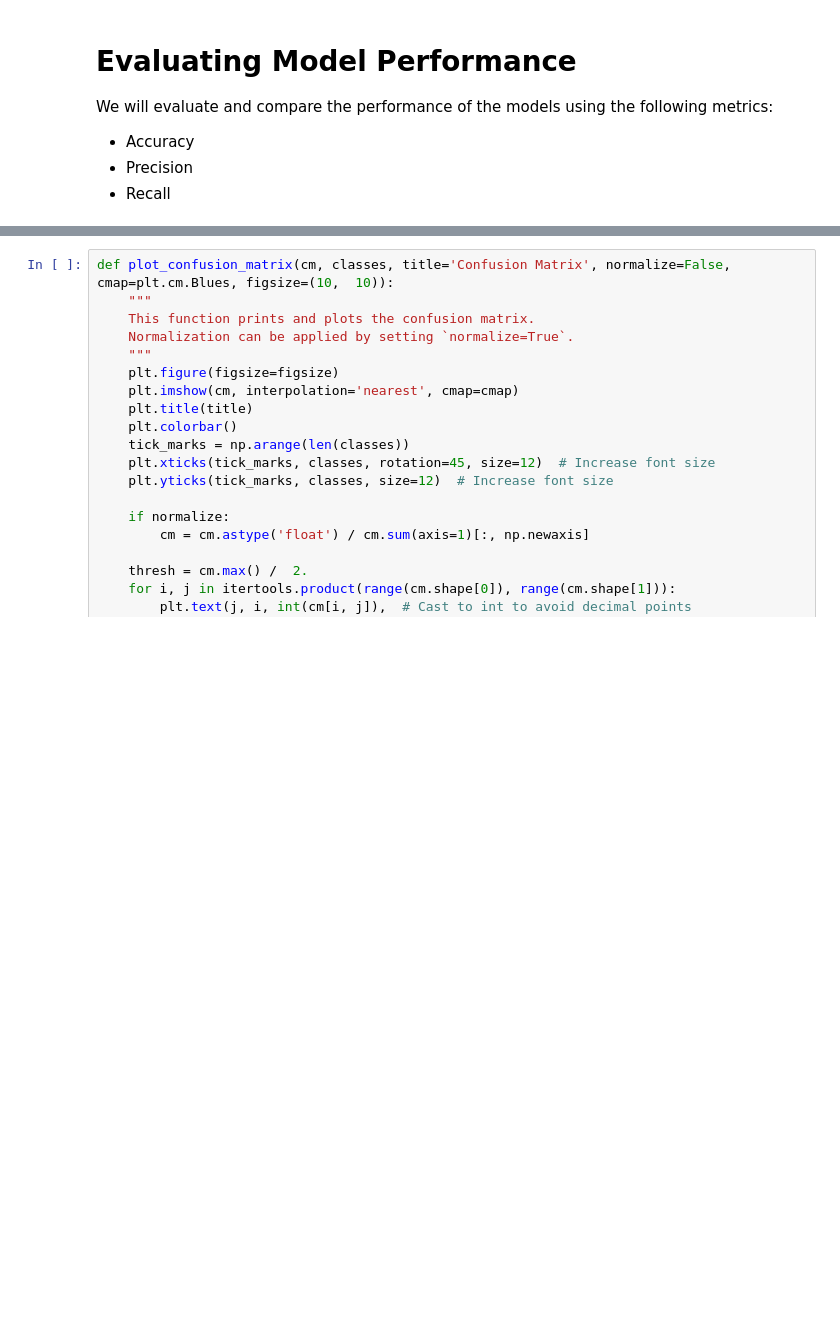
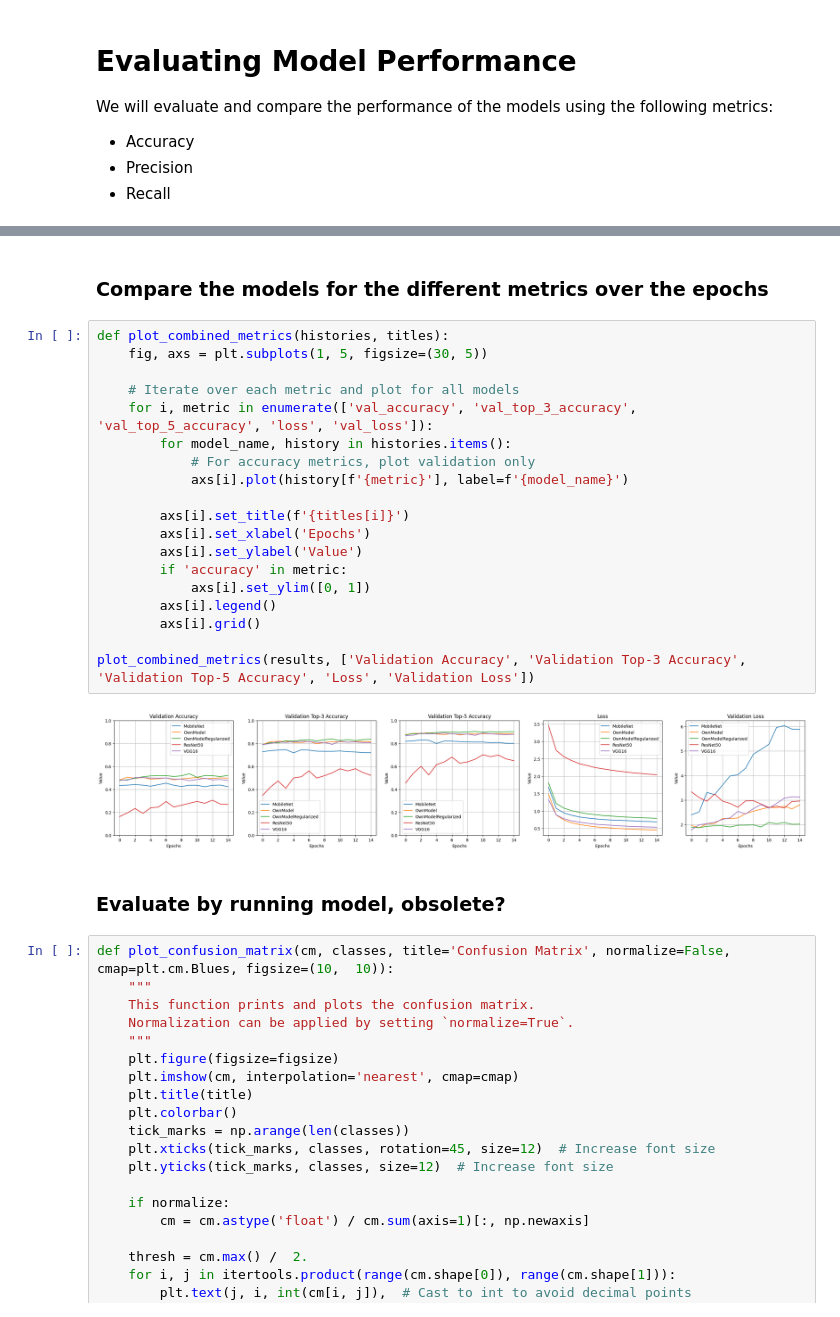
Before and after one commit to stedavkle/gemstone-classifier, a Jupyter notebook: src/04_Model_Evaluation.ipynb, the cells around one changed output, grey strips where cells are left out. Saved outputs shown, nothing was run; the diff lists cells and outputs as text; blank space fills up the shorter version.

```diff
--- a/src/04_Model_Evaluation.ipynb
+++ b/src/04_Model_Evaluation.ipynb
@@ -16,3 +126,28 @@ import numpy as np
+# %% [markdown]
+### Compare the models for the different metrics over the epochs
+# %%
+def plot_combined_metrics(histories, titles):
+    fig, axs = plt.subplots(1, 5, figsize=(30, 5))
+
+    # Iterate over each metric and plot for all models
+    for i, metric in enumerate(['val_accuracy', 'val_top_3_accuracy', 'val_top_5_accuracy', 'loss', 'val_loss']):
+        for model_name, history in histories.items():
+            # For accuracy metrics, plot validation only
+            axs[i].plot(history[f'{metric}'], label=f'{model_name}')
+
+        axs[i].set_title(f'{titles[i]}')
+        axs[i].set_xlabel('Epochs')
+        axs[i].set_ylabel('Value')
+        if 'accuracy' in metric:
+            axs[i].set_ylim([0, 1])
+        axs[i].legend()
+        axs[i].grid()
+
+plot_combined_metrics(results, ['Validation Accuracy', 'Validation Top-3 Accuracy', 'Validation Top-5 Accuracy', 'Loss', 'Validation Loss'])
+# %% [output]
+[figure, added]
+# %% [markdown]
+### Evaluate by running model, obsolete?
 # %%
 def plot_confusion_matrix(cm, classes, title='Confusion Matrix', normalize=False, cmap=plt.cm.Blues, figsize=(10,  10)):
     """
```
Also changed, not shown: parts of 9 cells of this notebook, 4 other files.
